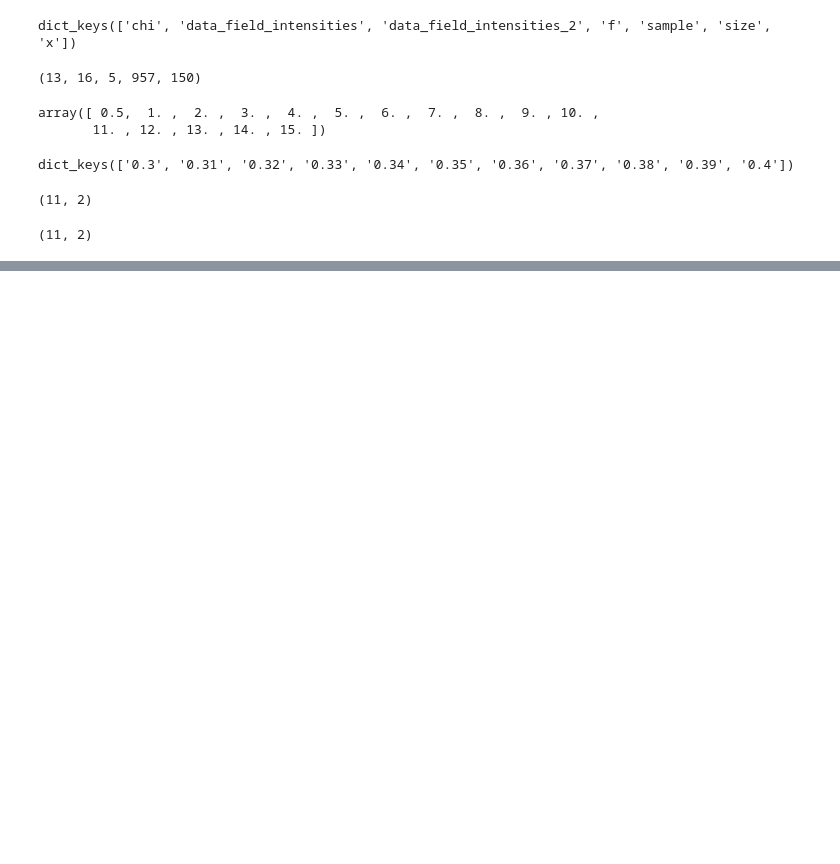
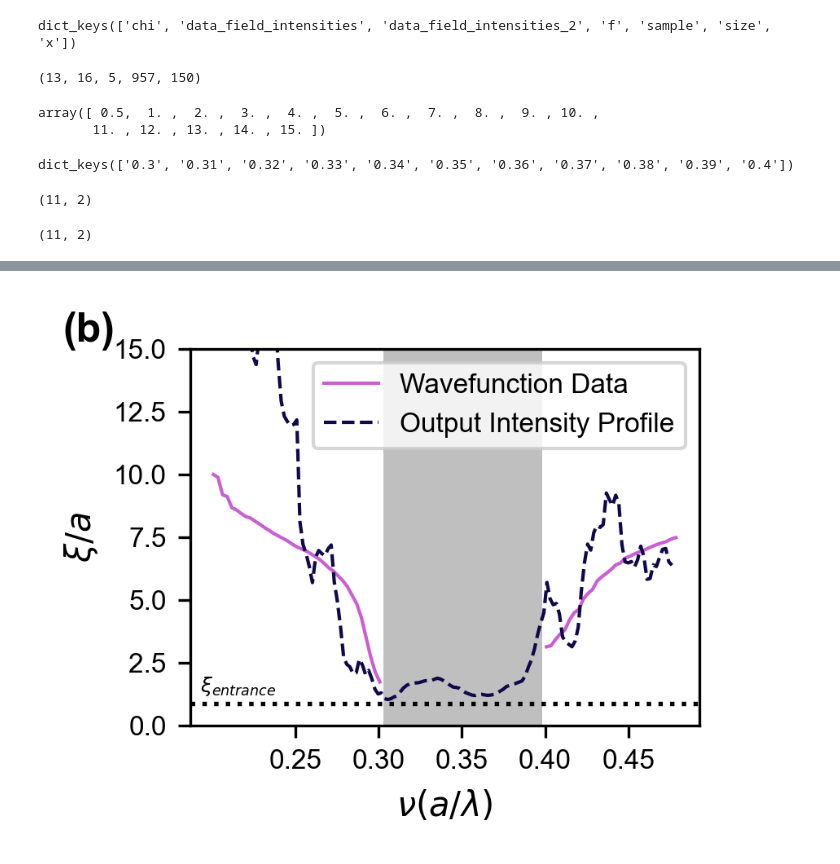
Before and after one commit to fhernandez93/LoadingPermittivityDistToSlabTransmission, a Jupyter notebook: Notebooks/2D SHU Project/20251010_frequency_analysis/20251211_Phase_Diagrams.ipynb, the cells around one changed output, grey strips where cells are left out. Cells and saved outputs as stored; diff of their text form; code cells hidden in the pictures; blank space fills up the shorter version.

```diff
--- a/Notebooks/2D SHU Project/20251010_frequency_analysis/20251211_Phase_Diagrams.ipynb
+++ b/Notebooks/2D SHU Project/20251010_frequency_analysis/20251211_Phase_Diagrams.ipynb
@@ -314,45 +320,49 @@ mask_freqs_wavefunctions = (np.array(freqs_wavefunctions)>=0.2) & (np.array(freq
 # %%
 gap_limit = band_edge_array[7]  # for chi=0.37
 
 mask_gap_wavefunctions = (freqs_wavefunctions>=gap_limit[0]) & (freqs_wavefunctions<=gap_limit[1])
 ipr_wavefunctions[mask_gap_wavefunctions]=np.nan
 
 fig, ax = plt.subplots(figsize=(3.5, 2), dpi=300)
 value = np.copy(average_xis_exit[7,size,:])
 
-ax2 = ax.twinx()
-ax2.plot(freqs_wavefunctions[mask_freqs_wavefunctions], ipr_wavefunctions[mask_freqs_wavefunctions],
+# ax2 = ax.twinx()
+ax.plot(freqs_wavefunctions[mask_freqs_wavefunctions], ipr_wavefunctions[mask_freqs_wavefunctions],
          linewidth=1, label="Wavefunction Data", color="#b51ac1", alpha=0.7)
 # style right axis
-ax2.tick_params(axis='y', colors='#b51ac1')
-ax2.set_ylim(0,19)
-ax2.set_ylabel(rf"$\xi_{{Wf}}/a$", color='#b51ac1', fontsize=10)
-ax2.set_yticklabels(ax2.get_yticklabels(),fontsize=10)
-# original left-axis plot remains
-ax.plot(moving_average(f),(1/value),"--", linewidth=1,label=rf"Output Intensity Profile",color="#0f084b")
-# combine legends from both axes
-lines2, labels2 = ax2.get_legend_handles_labels()
+# ax2.tick_params(axis='y', colors='#b51ac1')
+# ax2.set_ylim(0,19)
+# ax2.set_ylabel(rf"$\xi_{{Wf}}/a$", color='#b51ac1', fontsize=10)
+# ax2.set_yticklabels(ax2.get_yticklabels(),fontsize=10)
+# # original left-axis plot remains
+ax.plot(moving_average(f),(1/((6*size)*value**2)),"--", linewidth=1,label=rf"Output Intensity Profile",color="#0f084b")  #This was changed from 1/d_L to (L*a)/d_L**2 = a/\xi
+# # combine legends from both axes
+# lines2, labels2 = ax2.get_legend_handles_labels()
 lines, labels = ax.get_legend_handles_labels()
-ax.axvspan(gap_limit[0], gap_limit[1], facecolor='gray', alpha=0.5, edgecolor='none', zorder=1000, clip_on=False)
+ax.axvspan(gap_limit[0], gap_limit[1], facecolor='gray', alpha=0.5, edgecolor='none', zorder=-1000, clip_on=False)
 ax.set_xlabel(rf"$\nu(a/\lambda)$",fontsize=10)
 ax.set_ylabel(rf"$\xi/a$",fontsize=10)
 fig.subplots_adjust(right=0.72)  # leave space for the legend
 
 # Set x-ticks to match the phase-diagram plot (0.25 to 0.48 step 0.05)
 xticks = np.arange(0.25, 0.481, 0.05)
 ax.set_xticks(xticks)
-ax.set_xticklabels([f"{t:.2f}" for t in xticks],fontsize=10)
-ax.set_yticklabels(ax.get_yticklabels(),fontsize=10)
+# ax.set_xticklabels([f"{t:.2f}" for t in xticks],fontsize=10)
+# ax.set_yticklabels(ax.get_yticklabels(),fontsize=10)
 ax.tick_params(axis='x', which='both', labelbottom=True)
 
-ax.axhline(8, linestyle=':', color="black", linewidth=1.3, alpha=1.0)
-ax.annotate(rf"$d_{{entrance}}$", xy=(0.02, 10), xycoords=('axes fraction','data'),
+ax.axhline(8/size, linestyle=':', color="black", linewidth=1.3, alpha=1.0)
+ax.annotate(rf"$\xi_{{entrance}}$", xy=(0.02, 10/size), xycoords=('axes fraction','data'),
                                   color="black", fontsize=6, va='bottom', ha='left')
-ax.legend(lines+lines2, labels+labels2, loc='upper left', bbox_to_anchor=(1.15, 1), borderaxespad=0., fontsize=7)
+# ax.legend(lines, labels, loc='upper left', bbox_to_anchor=(1.15, 1), borderaxespad=0., fontsize=7)
 subplot_label = rf"({chr(98)})"  # chr(97) = 'a', chr(98) = 'b', etc.
-ax.text(-0.25, 1.1, subplot_label, transform=ax.transAxes,fontsize=17, fontweight='bold', va='top', ha='left')
-# plt.savefig(rf'./figures/xi_{data_intensities_exit["chi"][7+1]:.2f}_lossless_wavefunction_size_{size}.pdf', bbox_inches='tight')
+ax.text(-0.25, 1.1, subplot_label, transform=ax.transAxes,fontsize=12, fontweight='bold', va='top', ha='left')
+ax.set_ylim(0,15)
+ax.legend()
+plt.savefig(rf'./figures/xi_{data_intensities_exit["chi"][7+1]:.2f}_lossless_wavefunction_size_{size}.pdf', bbox_inches='tight')
 plt.show()
+# %% [output]
+[figure, added]
 # %%
 import matplotlib as mpl
 from cycler import cycler
```
Also changed, not shown: parts of 6 cells of this notebook, 1 other file.
